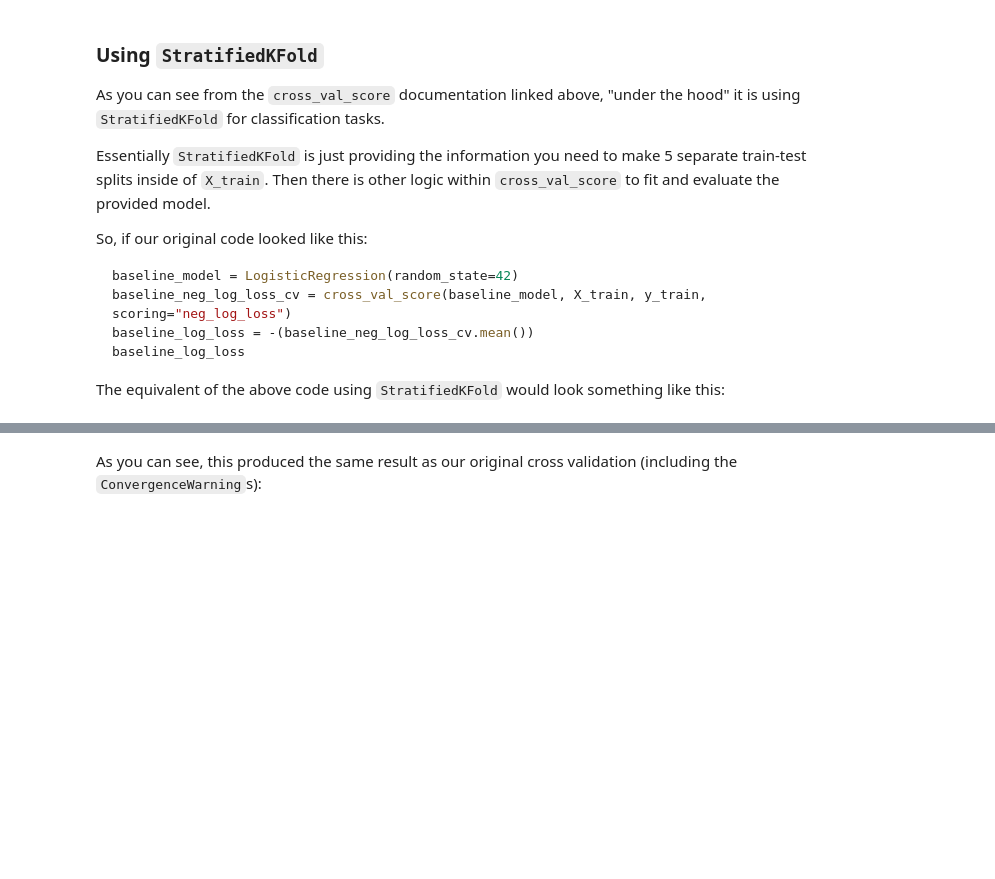
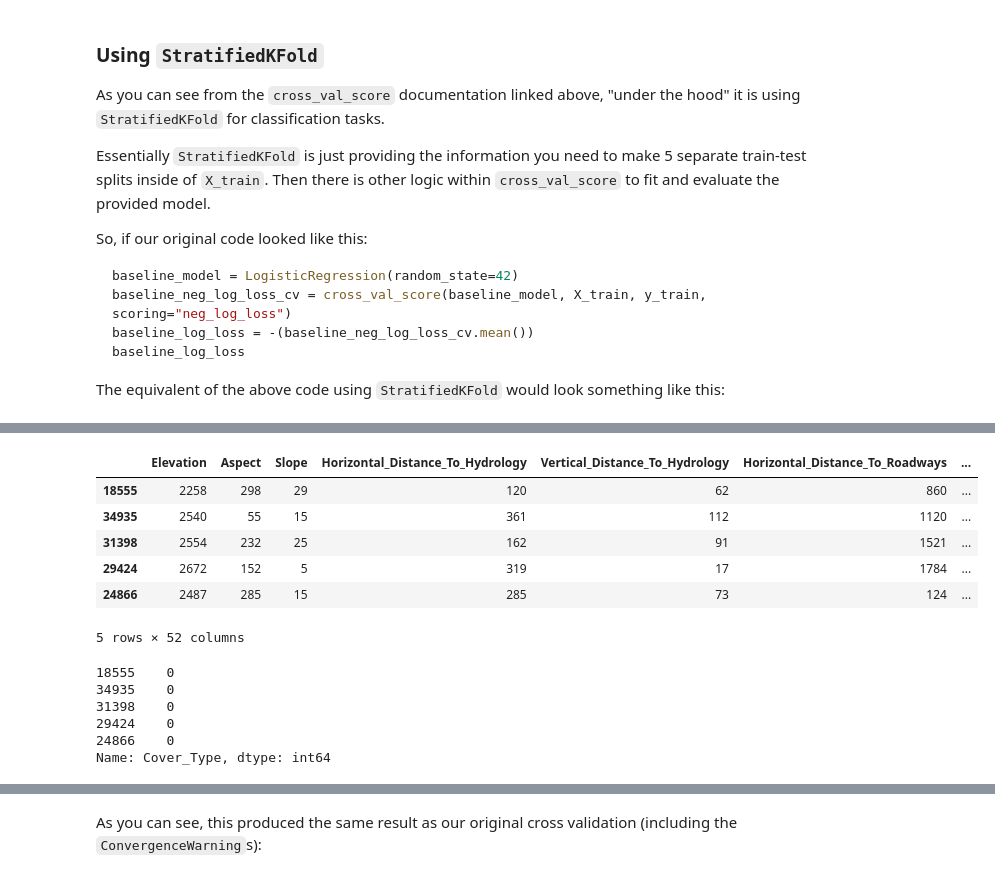
Before and after one commit to joeldmott/dsc-logistic-regression-lab, a Jupyter notebook: index.ipynb, the cells around one changed output, grey strips where cells are left out. Cells and saved outputs as stored; diff of their text form; code cells hidden in the pictures; blank space fills up the shorter version.

```diff
--- a/index.ipynb
+++ b/index.ipynb
@@ -300,3 +300,22 @@ array([0.01396227, 0.01395988, 0.01594925, 0.00897574, 0.01496768])
+# %%
+X_train[0:5]
+# %% [output]
+|  | Elevation | Aspect | Slope | Horizontal_Distance_To_Hydrology | Vertical_Distance_To_Hydrology | Horizontal_Distance_To_Roadways | ... |
+| 18555 | 2258 | 298 | 29 | 120 | 62 | 860 | ... |
+| 34935 | 2540 | 55 | 15 | 361 | 112 | 1120 | ... |
+| 31398 | 2554 | 232 | 25 | 162 | 91 | 1521 | ... |
+| 29424 | 2672 | 152 | 5 | 319 | 17 | 1784 | ... |
+| 24866 | 2487 | 285 | 15 | 285 | 73 | 124 | ... |
+5 rows × 52 columns
+# %%
+y_train[0:5]
+# %% [output]
+18555    0
+34935    0
+31398    0
+29424    0
+24866    0
+Name: Cover_Type, dtype: int64
 # %%
 # Run this cell without changes
 from sklearn.metrics import make_scorer
```
Also changed, not shown: parts of 32 cells of this notebook.
